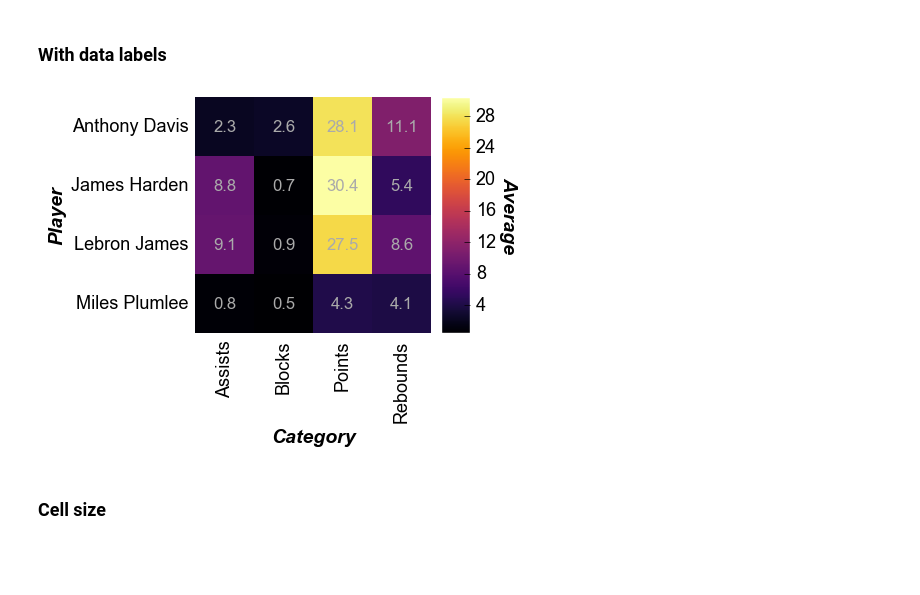
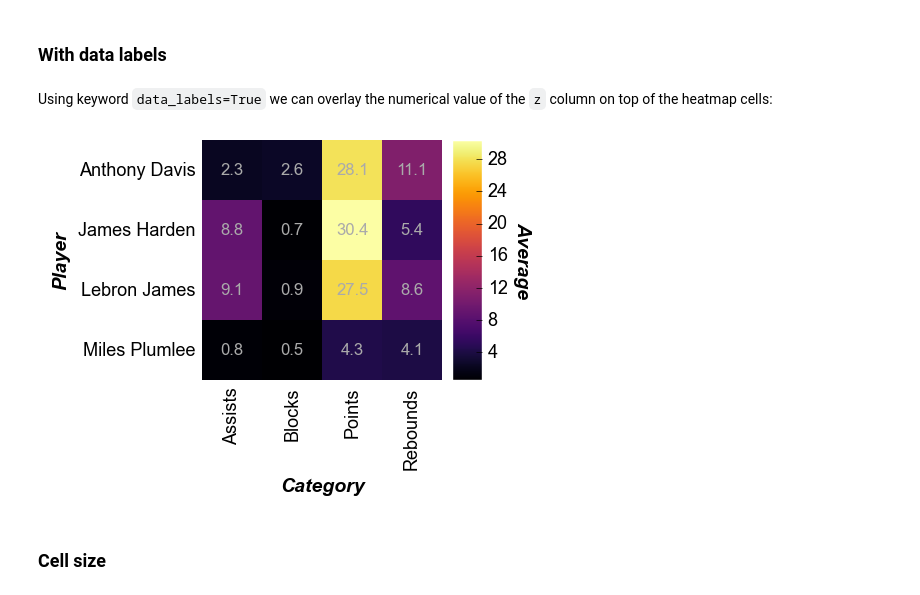
Before and after one commit to endangeredoxen/fivecentplots, a Jupyter notebook: fivecentplots/doc/heatmap.ipynb, the cells around one changed output. Drawn from its saved outputs; the diff is of its cells as text; code cells hidden in the pictures; blank space fills up the shorter version.

```diff
--- a/fivecentplots/doc/heatmap.ipynb
+++ b/fivecentplots/doc/heatmap.ipynb
@@ -29,5 +15,5 @@ db = pdb.set_trace
 # %%
-df = pd.read_csv(osjoin(os.path.dirname(fcp.__file__), 'tests', 'fake_data_heatmap.csv'))
+df = pd.read_csv(Path(fcp.__file__).parent / 'tests/fake_data_heatmap.csv')
 df.head()
 # %% [output]
 |  | Player | Category | Average |
@@ -59,11 +46,13 @@ fcp.heatmap(df=df, x='Category', y='Player', z='Average', cbar=True, show=SHOW)
 Note that for heatmaps the `x` tick labels are rotated 90&#176; by default.  This can be overridden via the keyword `tick_labels_major_x_rotation`.
 # %% [markdown]
 ### With data labels
+# %% [markdown]
+Using keyword `data_labels=True` we can overlay the numerical value of the `z` column on top of the heatmap cells:
 # %%
-fcp.heatmap(df=df, x='Category', y='Player', z='Average', cbar=True, data_labels=True,
-            heatmap_font_color='#aaaaaa', show=SHOW, tick_labels_major_y_edge_width=0, ws_ticks_ax=5)
+fcp.heatmap(df, x='Category', y='Player', z='Average', data_labels=True,
+            heatmap_font_color='#aaaaaa', tick_labels_major_y_edge_width=0, ws_ticks_ax=5)
 # %% [output]
-[figure, old version]
+[figure, new version]
 # %% [markdown]
 ### Cell size
 # %% [markdown]
```
Also changed, not shown: parts of 23 cells of this notebook, 5 other files.
